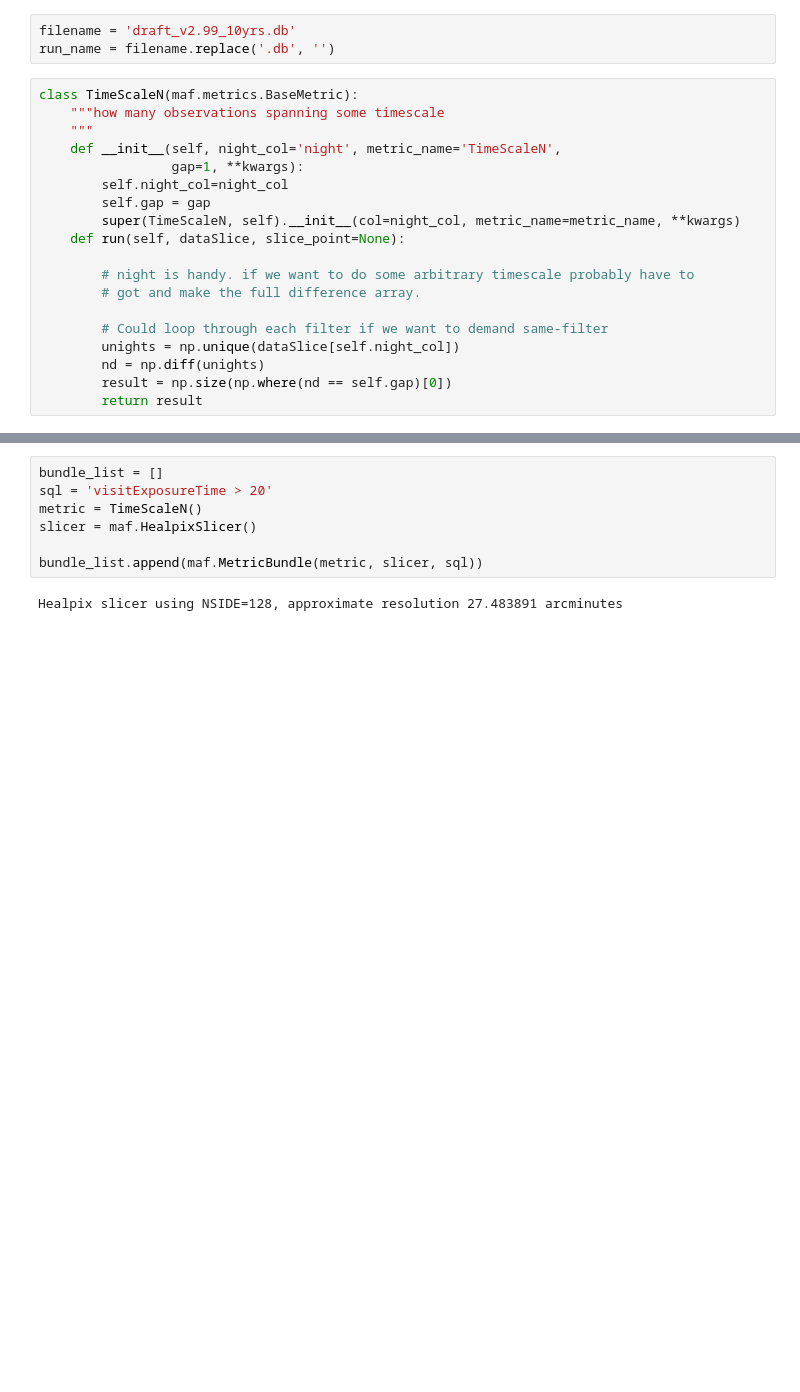
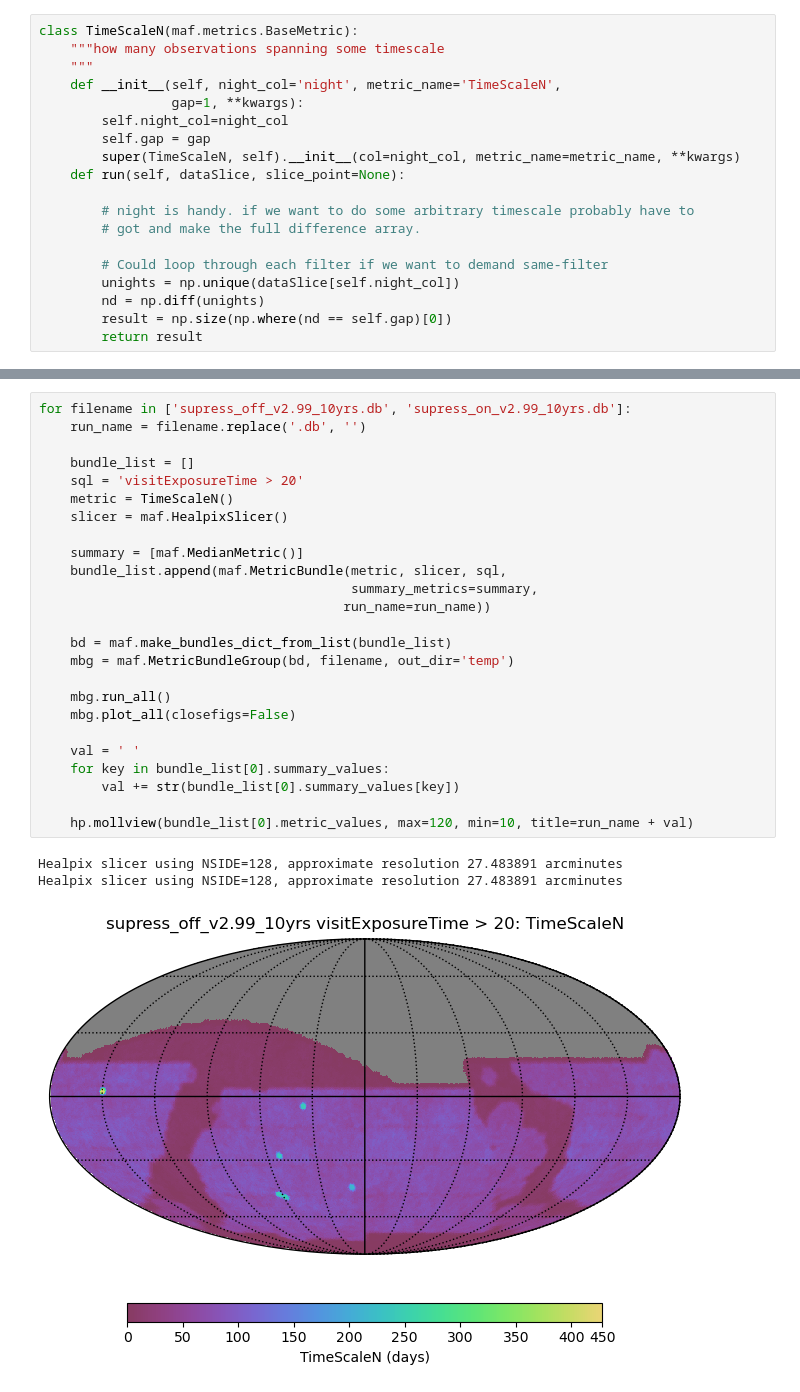
Before and after one commit to lsst-sims/-sims_featureScheduler_runs3.0, a Jupyter notebook: supress_check/rough_timescale_metric.ipynb, the cells around one changed output, grey strips where cells are left out. Drawn from its saved outputs; the diff is of its cells as text; blank space fills up the shorter version.

Commit message:
rough timescale metric

```diff
--- a/supress_check/rough_timescale_metric.ipynb
+++ b/supress_check/rough_timescale_metric.ipynb
@@ -7,6 +8,3 @@ import healpy as hp
-# %%
-filename = 'draft_v2.99_10yrs.db'
-run_name = filename.replace('.db', '')
 # %%
 class TimeScaleN(maf.metrics.BaseMetric):
     """how many observations spanning some timescale
@@ -29,9 +50,29 @@ class TimeScaleN(maf.metrics.BaseMetric):
 # %%
-bundle_list = []
-sql = 'visitExposureTime > 20'
-metric = TimeScaleN()
-slicer = maf.HealpixSlicer()
+for filename in ['supress_off_v2.99_10yrs.db', 'supress_on_v2.99_10yrs.db']:
+    run_name = filename.replace('.db', '')
 
-bundle_list.append(maf.MetricBundle(metric, slicer, sql))
+    bundle_list = []
+    sql = 'visitExposureTime > 20'
+    metric = TimeScaleN()
+    slicer = maf.HealpixSlicer()
+
+    summary = [maf.MedianMetric()]
+    bundle_list.append(maf.MetricBundle(metric, slicer, sql,
+                                        summary_metrics=summary,
+                                       run_name=run_name))
+
+    bd = maf.make_bundles_dict_from_list(bundle_list)
+    mbg = maf.MetricBundleGroup(bd, filename, out_dir='temp')
+
+    mbg.run_all()
+    mbg.plot_all(closefigs=False)
+
+    val = ' '
+    for key in bundle_list[0].summary_values:
+        val += str(bundle_list[0].summary_values[key])
+
+    hp.mollview(bundle_list[0].metric_values, max=120, min=10, title=run_name + val)
 # %% [output]
 Healpix slicer using NSIDE=128, approximate resolution 27.483891 arcminutes
+Healpix slicer using NSIDE=128, approximate resolution 27.483891 arcminutes
+[figure, added]
```
Also changed, not shown: parts of 7 cells of this notebook.
